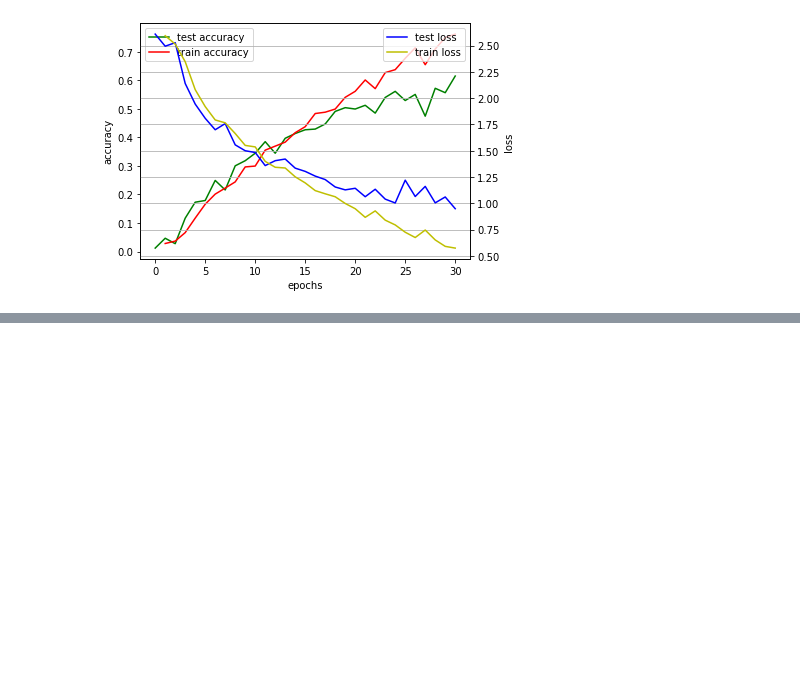
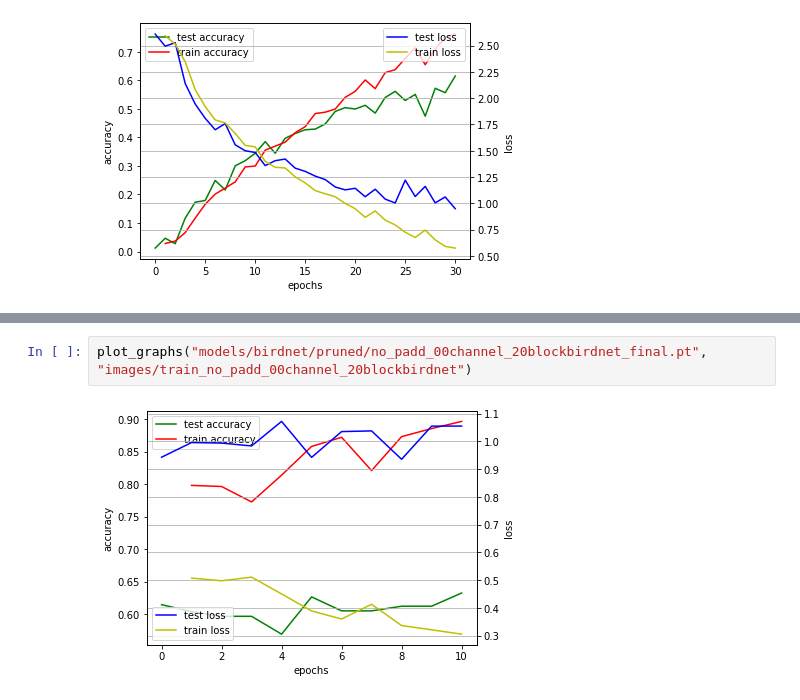
Before and after one commit to 1337Eddy/PruningBirdNet, a Jupyter notebook: visualizations.ipynb, the cells around one changed output, grey strips where cells are left out. Saved outputs shown, nothing was run; the diff lists cells and outputs as text; blank space fills up the shorter version.

```diff
--- a/visualizations.ipynb
+++ b/visualizations.ipynb
@@ -184,0 +187,4 @@ Korrelationskoeffizient scaling factor - Durschnitt bn layer 2: 0.49079089086014
+# %%
+plot_graphs("models/birdnet/pruned/no_padd_00channel_20blockbirdnet_final.pt", "images/train_no_padd_00channel_20blockbirdnet")
+# %% [output]
+[figure, added]
```
Also changed, not shown: parts of 47 cells of this notebook, 2 other files.
